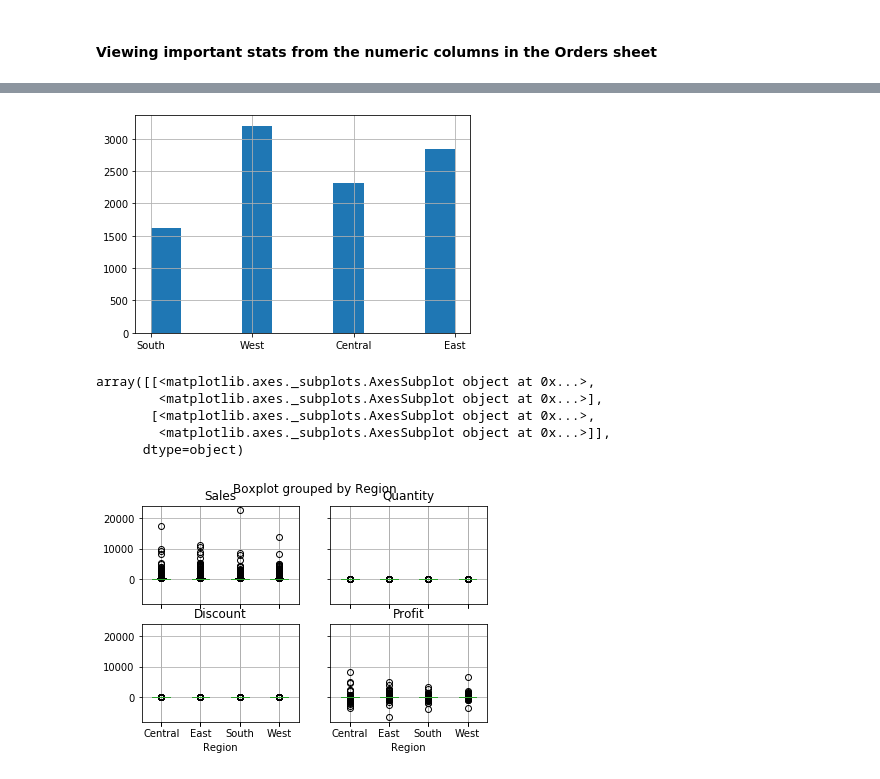
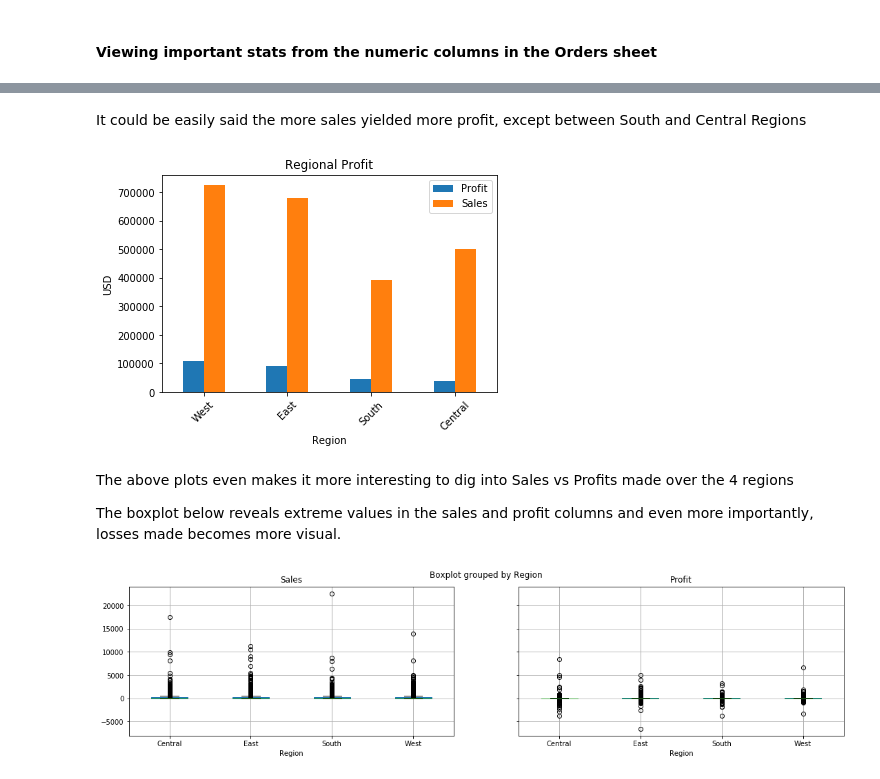
Before and after one commit to momills/elu_notebooks, a Jupyter notebook: M3/M3_W4_Michael_O_Mills.ipynb, the cells around one changed output, grey strips where cells are left out. Drawn from its saved outputs; the diff is of its cells as text; code cells hidden in the pictures.

```diff
--- a/M3/M3_W4_Michael_O_Mills.ipynb
+++ b/M3/M3_W4_Michael_O_Mills.ipynb
@@ -58,0 +67,4 @@ df.shape
+# %%
+#removing duplicates
+df = df.drop_duplicates()
+df.shape
@@ -102,15 +118,18 @@ The above occurence of duplicated regions requires cleaning of the Region column
-# %%
-df['Region'] = df['Region'].str.strip()
-# %%
-df['Region'].hist();
-# %% [output]
-[figure, removed]
+# %% [markdown]
+It could be easily said the more sales yielded more profit, except between South and Central Regions
+# %%
+regions = df.groupby('Region')
+regional_profit_plot = regions[['Profit', 'Sales']].sum().sort_values('Profit', ascending=False).plot(kind='bar', rot=45)
+regional_profit_plot.set_ylabel('USD')
+regional_profit_plot.set_title('Regional Profit')
+plt.show()
+# %% [output]
+[figure, added]
+# %% [markdown]
+The above plots even makes it more interesting to dig into Sales vs Profits made over the 4 regions
+
+The boxplot below reveals extreme values in the sales and profit columns and even more importantly, losses made becomes more visual.
 # %%
-df.boxplot(['Sales', 'Quantity', 'Discount', 'Profit'], by='Region')
+df.boxplot(['Sales', 'Profit'], by='Region', figsize=(18,4));
 # %% [output]
-array([[<matplotlib.axes._subplots.AxesSubplot object at 0x...>,
-        <matplotlib.axes._subplots.AxesSubplot object at 0x...>],
-       [<matplotlib.axes._subplots.AxesSubplot object at 0x...>,
-        <matplotlib.axes._subplots.AxesSubplot object at 0x...>]],
-      dtype=object)
-[figure, old version]
+[figure, new version]
```
Also changed, not shown: parts of 25 cells of this notebook, 1 other file.
